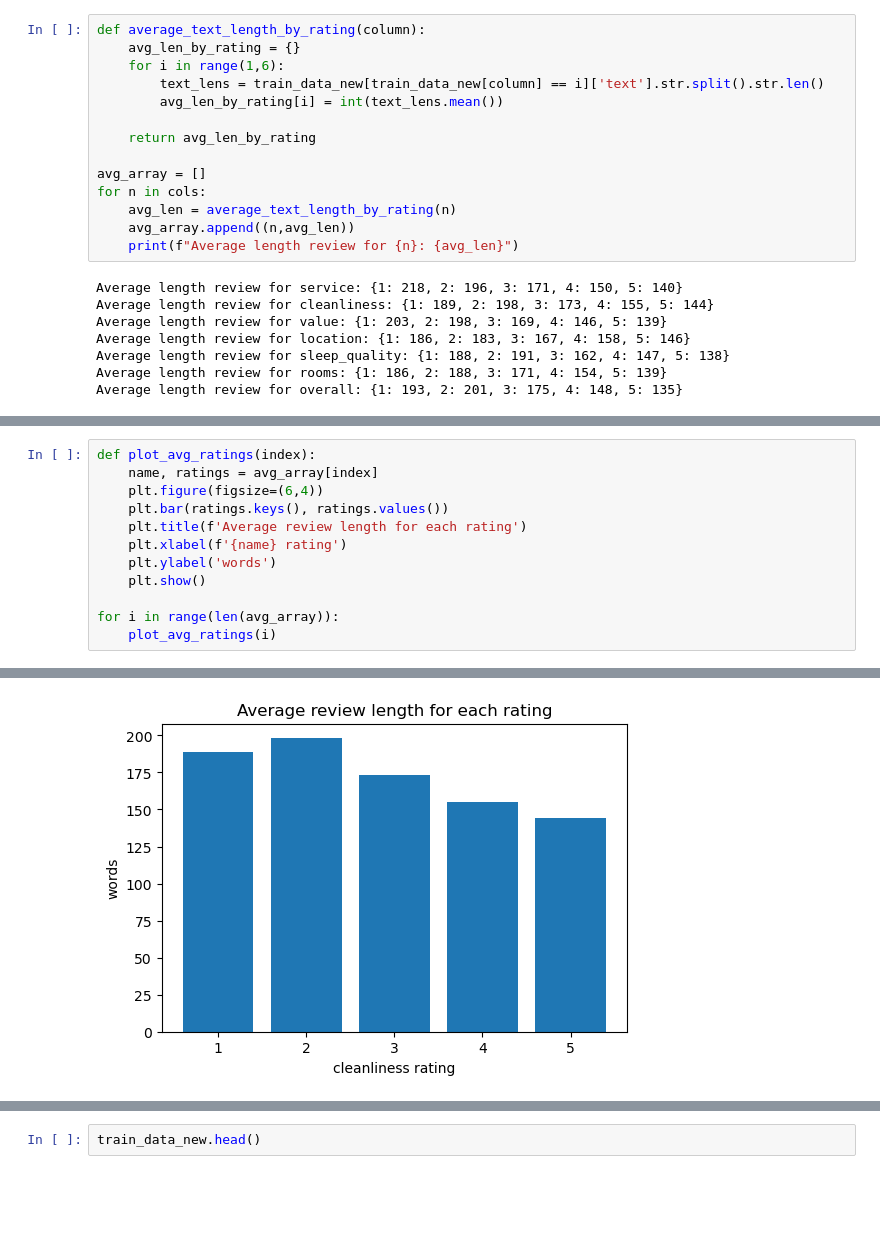
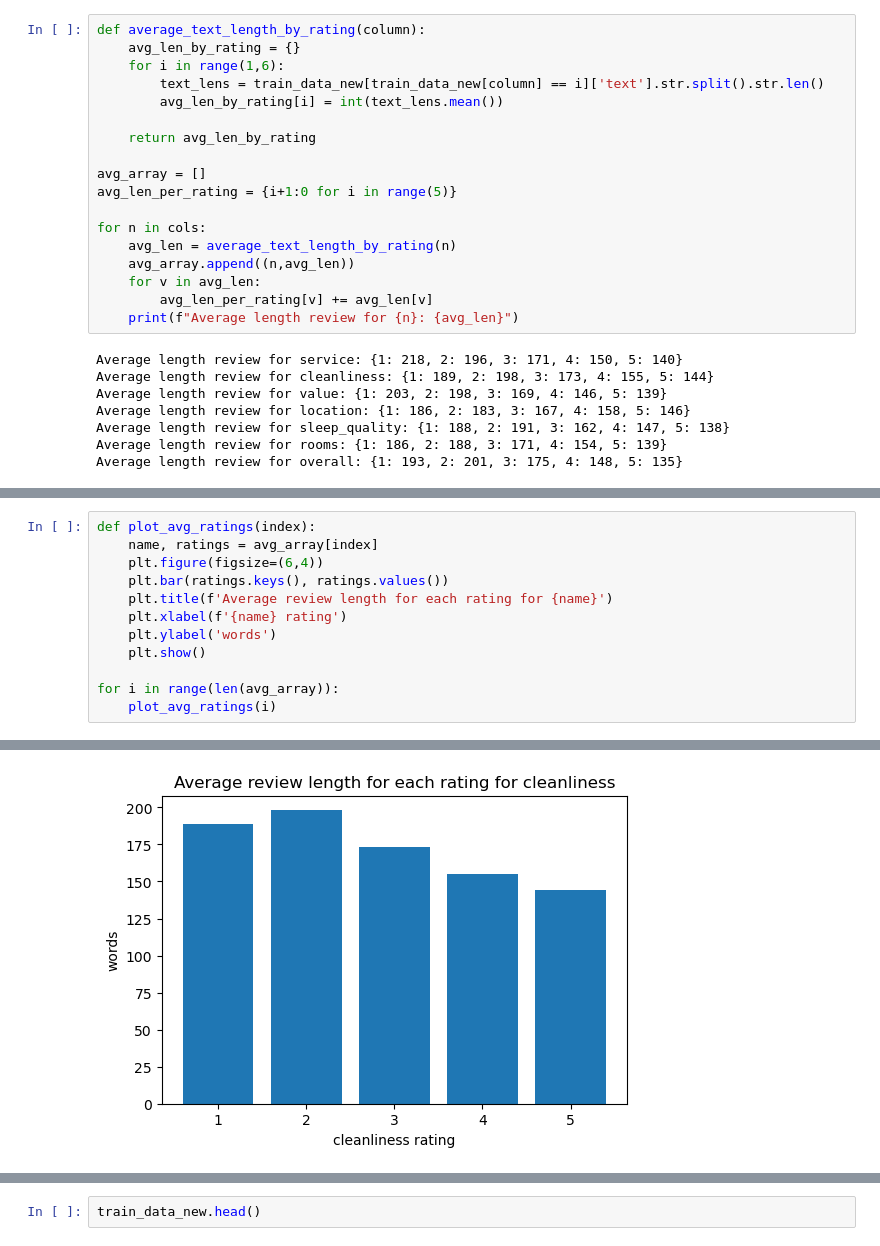
Before and after one commit to ArpanMukhopadhyay/NLP_applied, a Jupyter notebook: assignment2/ANLP_2025_S1_assignment2_a1797378_arpan_version03.ipynb, the cells around one changed output, grey strips where cells are left out. Cells and saved outputs as stored; diff of their text form; blank space fills up the shorter version.

```diff
--- a/assignment2/ANLP_2025_S1_assignment2_a1797378_arpan_version03.ipynb
+++ b/assignment2/ANLP_2025_S1_assignment2_a1797378_arpan_version03.ipynb
@@ -461,9 +461,13 @@ def average_text_length_by_rating(column):
     return avg_len_by_rating
 
 avg_array = []
+avg_len_per_rating = {i+1:0 for i in range(5)}
+
 for n in cols:
     avg_len = average_text_length_by_rating(n)
     avg_array.append((n,avg_len))
+    for v in avg_len:
+        avg_len_per_rating[v] += avg_len[v]
     print(f"Average length review for {n}: {avg_len}")
 # %% [output]
 Average length review for service: {1: 218, 2: 196, 3: 171, 4: 150, 5: 140}
@@ -478,7 +489,7 @@ def plot_avg_ratings(index):
     name, ratings = avg_array[index]
     plt.figure(figsize=(6,4))
     plt.bar(ratings.keys(), ratings.values())
-    plt.title(f'Average review length for each rating')
+    plt.title(f'Average review length for each rating for {name}')
     plt.xlabel(f'{name} rating')
     plt.ylabel('words')
     plt.show()
@@ -490 +501 @@ for i in range(len(avg_array)):
-[figure, old version]
+[figure, new version]
```
Also changed, not shown: parts of 20 cells of this notebook, 1 other file.
